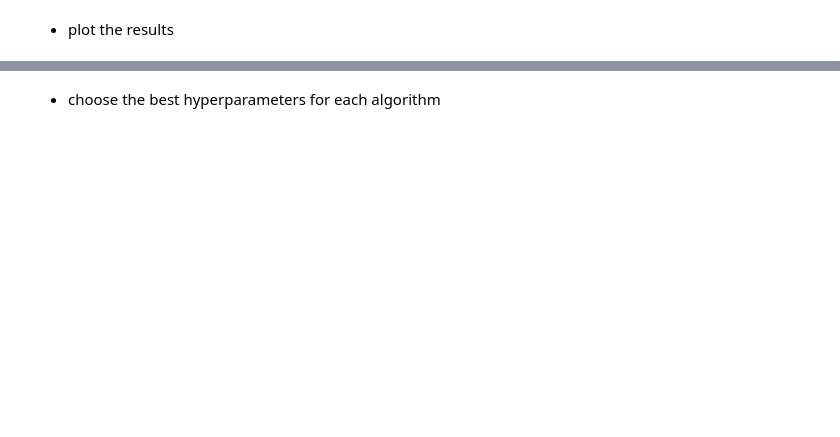
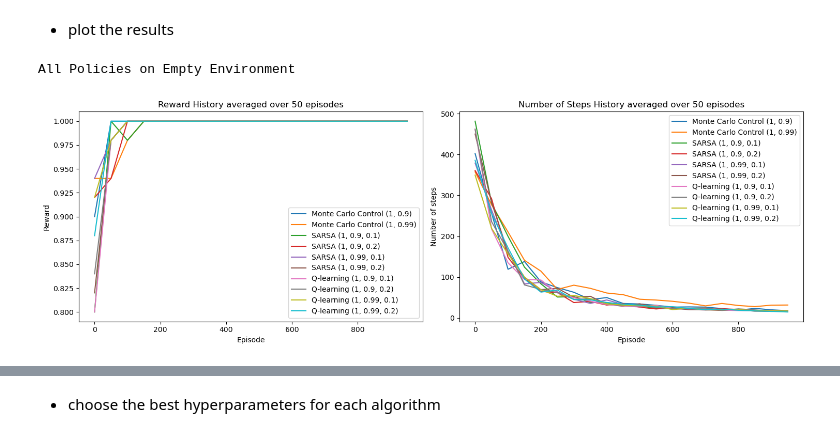
Before and after one commit to Lior-Baruch/RL, a Jupyter notebook: Mid_Project_tabular_RL_Minigrid_2024.ipynb, the cells around one changed output, grey strips where cells are left out. Drawn from its saved outputs; the diff is of its cells as text; code cells hidden in the pictures; blank space fills up the shorter version.

Commit message:
Done and ready for colab and sub

```diff
--- a/Mid_Project_tabular_RL_Minigrid_2024.ipynb
+++ b/Mid_Project_tabular_RL_Minigrid_2024.ipynb
@@ -811,7 +831,7 @@ def generate_episode(env, Q, epsilon, max_steps, avoid_actions=[], reward_shapin
         # update the current state and hashed state
         state = next_state
         hashed_state = hash_state(state)
-    return episode
+    return episode, done
 
 # Function to update the Q-table based on the generated episode
 def update_Q(episode, Q, returns_sum, state_action_count, gamma):
@@ -838,6 +858,7 @@ def mc_control_epsilon_greedy(env, num_episodes, epsilon, gamma=1.0, max_env_ste
     # init history
     reward_history = []
     num_steps_history = []
+    done_history = []
     # initialize the Q-table, returns sum, and state-action count
     Q = defaultdict(lambda: np.zeros(env.action_space.n))
     returns_sum = defaultdict(lambda: np.zeros(env.action_space.n))
@@ -846,17 +867,18 @@ def mc_control_epsilon_greedy(env, num_episodes, epsilon, gamma=1.0, max_env_ste
     # loop over the episodes
     for i in tqdm(range(num_episodes)):
         # generate an episode and update the Q-table
-        episode = generate_episode(env, Q, epsilon, max_env_steps, avoid_actions, reward_shaping)
+        episode, done = generate_episode(env, Q, epsilon, max_env_steps, avoid_actions, reward_shaping)
         Q = update_Q(episode, Q, returns_sum, state_action_count, gamma)
         # Calculate total reward for the episode and append into the reward_history list
         curr_reward = sum([reward for _, _, reward in episode])
+        # append the total reward, number of steps, and done flag to the history lists
         reward_history.append(curr_reward)
-        # append the number of steps in the episode to the num_steps_history list
         num_steps_history.append(len(episode))
+        done_history.append(done)
 
         # Print out the total reward and number of steps in the episode every 'print_every' episodes
         if i % print_every == 0 or i == num_episodes - 1:
-            print(f"\rEpisode {i}/{num_episodes}. Avg reward: {np.mean(reward_history[-print_every:])}, Avg steps: {np.mean(num_steps_history[-print_every:])}, Epsilon: {epsilon}", end="")
+            print(f"\rEpisode {i}/{num_episodes}. avg done: {format(np.mean(done_history[-print_every:]), '.3f')}, Avg reward: {format(np.mean(reward_history[-print_every:]), '.3f')}, Avg steps: {format(np.mean(num_steps_history[-print_every:]), '.3f')}, epsilon: {format(epsilon, '.3f')}", end="")
             sys.stdout.flush()
         # decay epsilon
         epsilon *= epsilon_decay
@@ -944,7 +966,7 @@ def sarsa(env, num_episodes, epsilon, alpha, gamma=1.0, max_env_steps=1000,
 # %%
 # Function to implement the Q-learning algorithm (like SARSA but with max over next state-action pairs)
 def q_learning(env, num_episodes, epsilon, alpha, gamma=1.0, max_env_steps=1000,
-                    print_every=100, epsilon_decay=1.0, avoid_actions=[],reward_shaping=False):
+                    print_every=100, epsilon_decay=0.999, avoid_actions=[],reward_shaping=False):
     # init history and Q-table
     reward_history = []
     num_steps_history = []
@@ -1078,9 +1100,9 @@ def grid_search_TD(env, num_episodes=100, max_steps=1000, epsilons=[1], gammas=[
 - define hyperparameters
 # %%
 # Define hyperparameters for MC, SARSA and Q-learning grid search
-num_episodes = 3000
+num_episodes = 1000
 max_steps = 1000
-epsilons = [0.5, 1]
+epsilons = [1]
 gammas = [0.9, 0.99]
 alphas = [0.1, 0.2]
 epsilon_decay = 0.999
@@ -1139,3 +1182,23 @@ policy_dict_q_learning_empty, Q_dict_q_learning_empty, reward_history_dict_q_lea
+# %%
+# put all the policies in one dictionary
+policy_dict_empty = {('Monte Carlo Control', key): value for key, value in policy_dict_mc_empty.items()}
+policy_dict_empty.update({('SARSA', key): value for key, value in policy_dict_sarsa_empty.items()})
+policy_dict_empty.update({('Q-learning', key): value for key, value in policy_dict_q_learning_empty.items()})
+# put all the rewards in one dictionary
+reward_history_dict_empty = {('Monte Carlo Control', key): value for key, value in reward_history_dict_mc_empty.items()}
+reward_history_dict_empty.update({('SARSA', key): value for key, value in reward_history_dict_sarsa_empty.items()})
+reward_history_dict_empty.update({('Q-learning', key): value for key, value in reward_history_dict_q_learning_empty.items()})
+# put all the number of steps in one dictionary
+num_steps_history_dict_empty = {('Monte Carlo Control', key): value for key, value in num_steps_history_dict_mc_empty.items()}
+num_steps_history_dict_empty.update({('SARSA', key): value for key, value in num_steps_history_dict_sarsa_empty.items()})
+num_steps_history_dict_empty.update({('Q-learning', key): value for key, value in num_steps_history_dict_q_learning_empty.items()})
 # %% [markdown]
 - plot the results
+# %%
+# Display the reward and number of steps history for all policies of the empty environment in one plot
+print("All Policies on Empty Environment")
+plot_rewards_steps_comparison(policies=policy_dict_empty, policies_reward_history=reward_history_dict_empty, policies_num_steps_history=num_steps_history_dict_empty, amount_to_avg=50, figsize=(15, 5))
+# %% [output]
+All Policies on Empty Environment
+[figure, added]
 # %%
```
Also changed, not shown: parts of 25 cells of this notebook.
